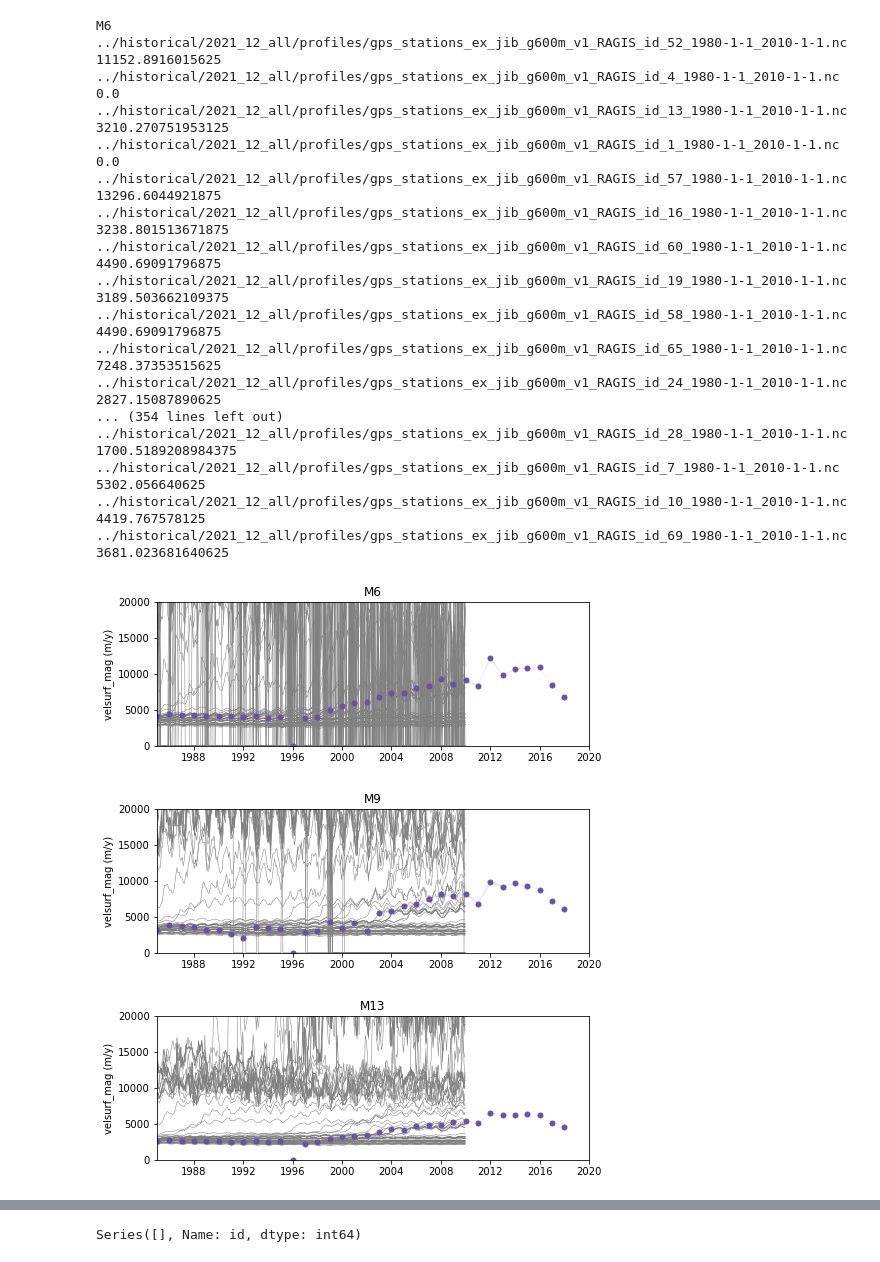
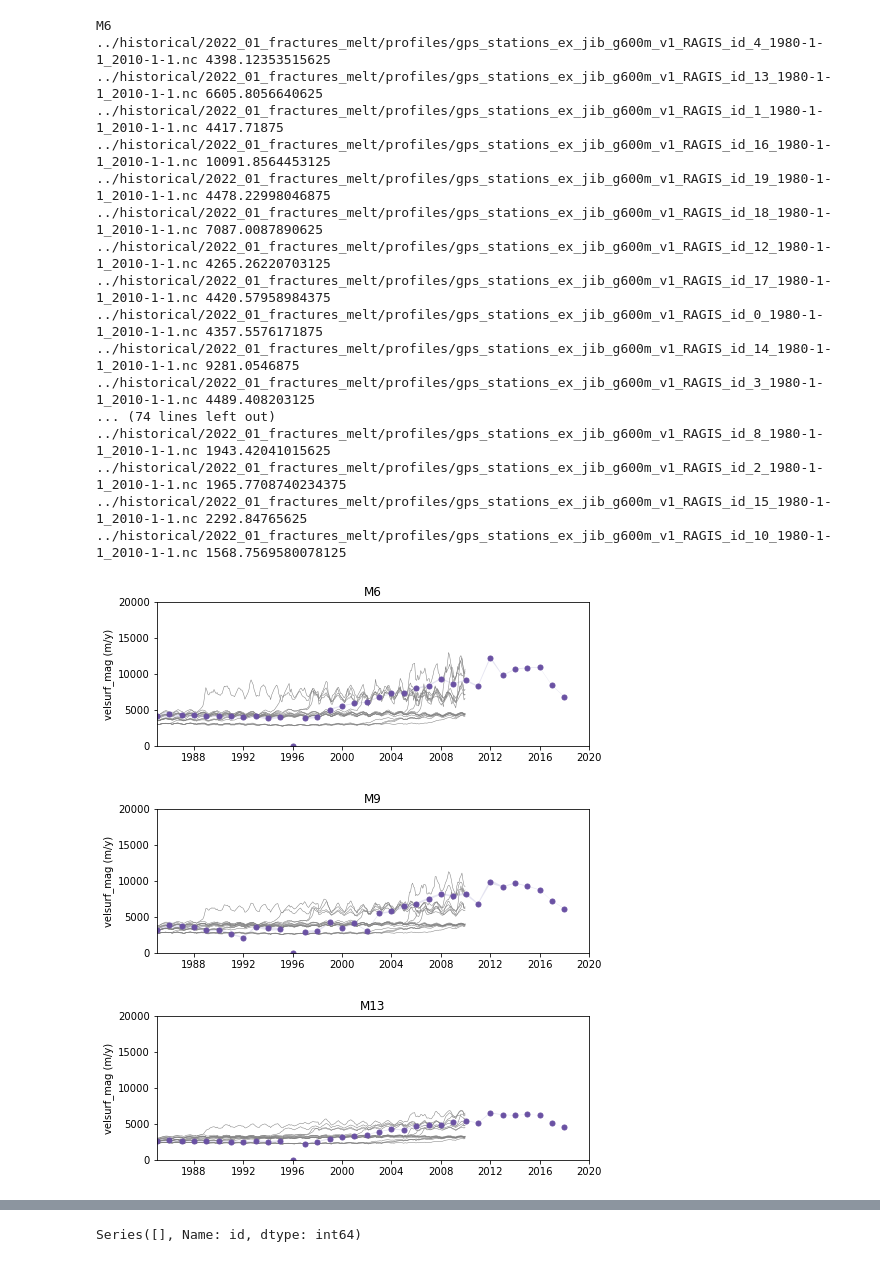
Before and after one commit to pism/pism-greenland, a Jupyter notebook: notebooks/jib_analysis.ipynb, the cells around one changed output, grey strips where cells are left out. Saved outputs shown, nothing was run; the diff lists cells and outputs as text; code cells hidden in the pictures.

```diff
--- a/notebooks/jib_analysis.ipynb
+++ b/notebooks/jib_analysis.ipynb
@@ -22,23 +22,23 @@ Processing 2009-12-16 12:00:00
 # %%
-run ../util/plot_timeseries.py --obs_file ../data_sets/velocities/profiles/gps_stations_GRE_G0240_1985_2018.nc ../historical/2021_12_all/profiles/gps_stations_ex_jib_g600m_v1_RAGIS_id_*_1980-1-1_2010-1-1.nc
+run ../util/plot_timeseries.py --obs_file ../data_sets/velocities/profiles/gps_stations_GRE_G0240_1985_2018.nc ../historical/2022_01_fractures_melt/profiles/gps_stations_ex_jib_g600m_v1_RAGIS_id_*_1980-1-1_2010-1-1.nc
 # %% [output]
 M6
-../historical/2021_12_all/profiles/gps_stations_ex_jib_g600m_v1_RAGIS_id_52_1980-1-1_2010-1-1.nc 11152.8916015625
-../historical/2021_12_all/profiles/gps_stations_ex_jib_g600m_v1_RAGIS_id_4_1980-1-1_2010-1-1.nc 0.0
-../historical/2021_12_all/profiles/gps_stations_ex_jib_g600m_v1_RAGIS_id_13_1980-1-1_2010-1-1.nc 3210.270751953125
-../historical/2021_12_all/profiles/gps_stations_ex_jib_g600m_v1_RAGIS_id_1_1980-1-1_2010-1-1.nc 0.0
-../historical/2021_12_all/profiles/gps_stations_ex_jib_g600m_v1_RAGIS_id_57_1980-1-1_2010-1-1.nc 13296.6044921875
-../historical/2021_12_all/profiles/gps_stations_ex_jib_g600m_v1_RAGIS_id_16_1980-1-1_2010-1-1.nc 3238.801513671875
-../historical/2021_12_all/profiles/gps_stations_ex_jib_g600m_v1_RAGIS_id_60_1980-1-1_2010-1-1.nc 4490.69091796875
-../historical/2021_12_all/profiles/gps_stations_ex_jib_g600m_v1_RAGIS_id_19_1980-1-1_2010-1-1.nc 3189.503662109375
-../historical/2021_12_all/profiles/gps_stations_ex_jib_g600m_v1_RAGIS_id_58_1980-1-1_2010-1-1.nc 4490.69091796875
-../historical/2021_12_all/profiles/gps_stations_ex_jib_g600m_v1_RAGIS_id_65_1980-1-1_2010-1-1.nc 7248.37353515625
-../historical/2021_12_all/profiles/gps_stations_ex_jib_g600m_v1_RAGIS_id_24_1980-1-1_2010-1-1.nc 2827.15087890625
-... (354 lines left out)
-../historical/2021_12_all/profiles/gps_stations_ex_jib_g600m_v1_RAGIS_id_28_1980-1-1_2010-1-1.nc 1700.5189208984375
-../historical/2021_12_all/profiles/gps_stations_ex_jib_g600m_v1_RAGIS_id_7_1980-1-1_2010-1-1.nc 5302.056640625
-../historical/2021_12_all/profiles/gps_stations_ex_jib_g600m_v1_RAGIS_id_10_1980-1-1_2010-1-1.nc 4419.767578125
-../historical/2021_12_all/profiles/gps_stations_ex_jib_g600m_v1_RAGIS_id_69_1980-1-1_2010-1-1.nc 3681.023681640625
+../historical/2022_01_fractures_melt/profiles/gps_stations_ex_jib_g600m_v1_RAGIS_id_4_1980-1-1_2010-1-1.nc 4398.12353515625
+../historical/2022_01_fractures_melt/profiles/gps_stations_ex_jib_g600m_v1_RAGIS_id_13_1980-1-1_2010-1-1.nc 6605.8056640625
+../historical/2022_01_fractures_melt/profiles/gps_stations_ex_jib_g600m_v1_RAGIS_id_1_1980-1-1_2010-1-1.nc 4417.71875
+../historical/2022_01_fractures_melt/profiles/gps_stations_ex_jib_g600m_v1_RAGIS_id_16_1980-1-1_2010-1-1.nc 10091.8564453125
+../historical/2022_01_fractures_melt/profiles/gps_stations_ex_jib_g600m_v1_RAGIS_id_19_1980-1-1_2010-1-1.nc 4478.22998046875
+../historical/2022_01_fractures_melt/profiles/gps_stations_ex_jib_g600m_v1_RAGIS_id_18_1980-1-1_2010-1-1.nc 7087.0087890625
+../historical/2022_01_fractures_melt/profiles/gps_stations_ex_jib_g600m_v1_RAGIS_id_12_1980-1-1_2010-1-1.nc 4265.26220703125
+../historical/2022_01_fractures_melt/profiles/gps_stations_ex_jib_g600m_v1_RAGIS_id_17_1980-1-1_2010-1-1.nc 4420.57958984375
+../historical/2022_01_fractures_melt/profiles/gps_stations_ex_jib_g600m_v1_RAGIS_id_0_1980-1-1_2010-1-1.nc 4357.5576171875
+../historical/2022_01_fractures_melt/profiles/gps_stations_ex_jib_g600m_v1_RAGIS_id_14_1980-1-1_2010-1-1.nc 9281.0546875
+../historical/2022_01_fractures_melt/profiles/gps_stations_ex_jib_g600m_v1_RAGIS_id_3_1980-1-1_2010-1-1.nc 4489.408203125
+... (74 lines left out)
+../historical/2022_01_fractures_melt/profiles/gps_stations_ex_jib_g600m_v1_RAGIS_id_8_1980-1-1_2010-1-1.nc 1943.42041015625
+../historical/2022_01_fractures_melt/profiles/gps_stations_ex_jib_g600m_v1_RAGIS_id_2_1980-1-1_2010-1-1.nc 1965.7708740234375
+../historical/2022_01_fractures_melt/profiles/gps_stations_ex_jib_g600m_v1_RAGIS_id_15_1980-1-1_2010-1-1.nc 2292.84765625
+../historical/2022_01_fractures_melt/profiles/gps_stations_ex_jib_g600m_v1_RAGIS_id_10_1980-1-1_2010-1-1.nc 1568.7569580078125
-[figure, old version]
+[figure, new version]
-[figure, old version]
+[figure, new version]
-[figure, old version]
+[figure, new version]
```
Also changed, not shown: parts of 11 cells of this notebook, 7 other files.
